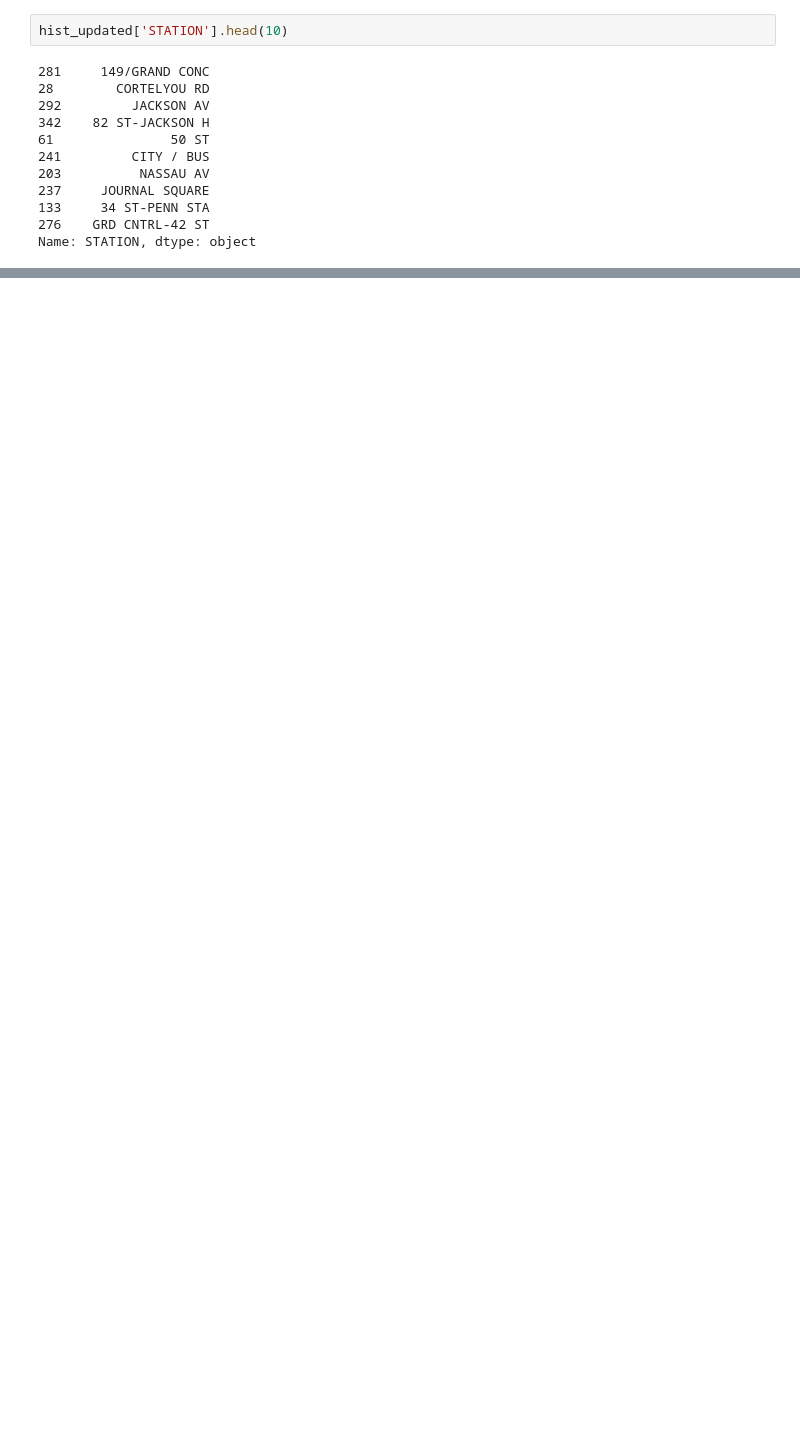
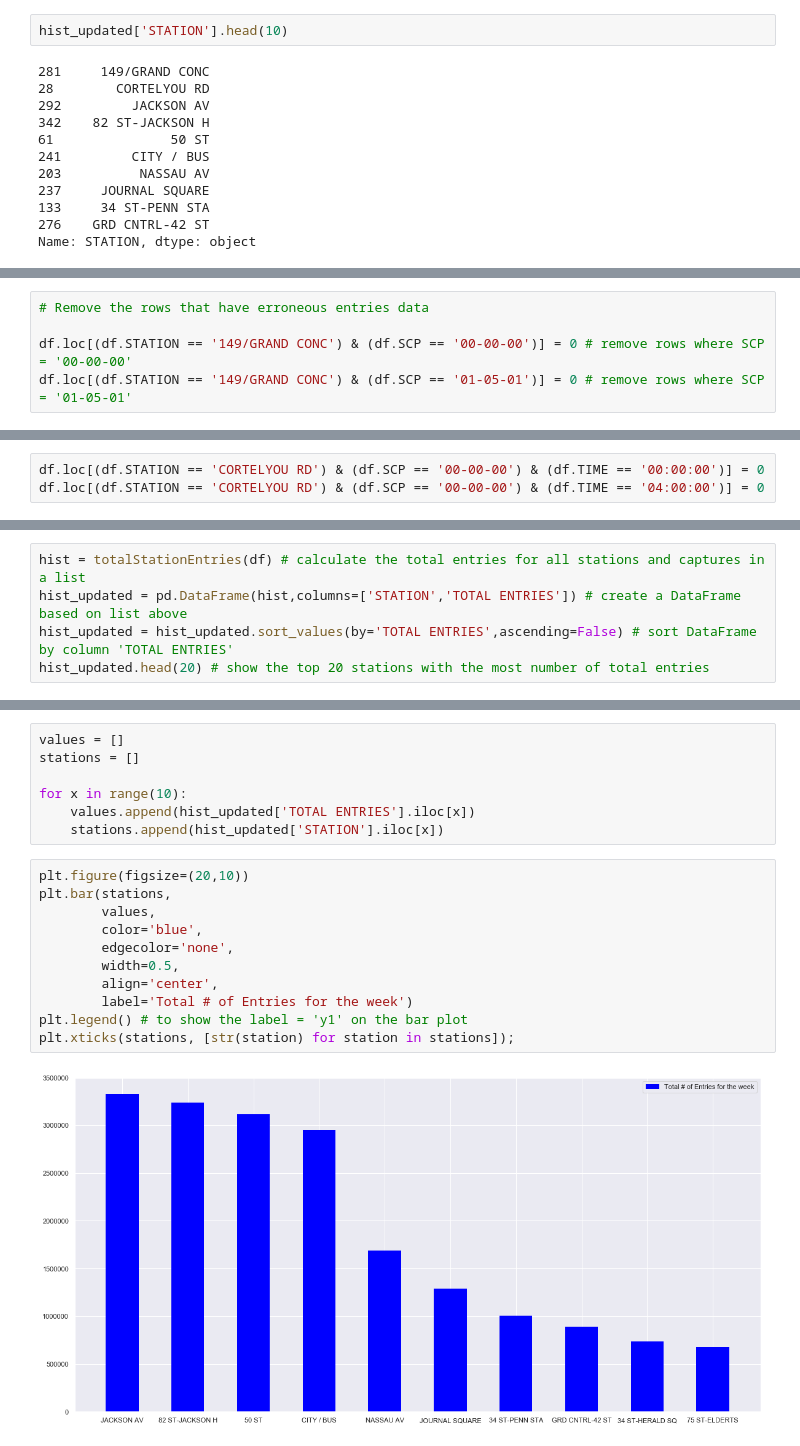
Before and after one commit to RedGeryon/MTA-subway, a Jupyter notebook: mta_subway.ipynb, the cells around one changed output, grey strips where cells are left out. Saved outputs shown, nothing was run; the diff lists cells and outputs as text; blank space fills up the shorter version.

```diff
--- a/mta_subway.ipynb
+++ b/mta_subway.ipynb
@@ -472,0 +537,5 @@ plt.xticks(stations, [str(station) for station in stations]);
+# %%
+# Remove the rows that have erroneous entries data
+
+df.loc[(df.STATION == '149/GRAND CONC') & (df.SCP == '00-00-00')] = 0 # remove rows where SCP = '00-00-00'
+df.loc[(df.STATION == '149/GRAND CONC') & (df.SCP == '01-05-01')] = 0 # remove rows where SCP = '01-05-01'
@@ -472,0 +579,3 @@ plt.xticks(stations, [str(station) for station in stations]);
+# %%
+df.loc[(df.STATION == 'CORTELYOU RD') & (df.SCP == '00-00-00') & (df.TIME == '00:00:00')] = 0
+df.loc[(df.STATION == 'CORTELYOU RD') & (df.SCP == '00-00-00') & (df.TIME == '04:00:00')] = 0
@@ -472,0 +606,5 @@ plt.xticks(stations, [str(station) for station in stations]);
+# %%
+hist = totalStationEntries(df) # calculate the total entries for all stations and captures in a list
+hist_updated = pd.DataFrame(hist,columns=['STATION','TOTAL ENTRIES']) # create a DataFrame based on list above
+hist_updated = hist_updated.sort_values(by='TOTAL ENTRIES',ascending=False) # sort DataFrame by column 'TOTAL ENTRIES'
+hist_updated.head(20) # show the top 20 stations with the most number of total entries
@@ -472,0 +629,20 @@ plt.xticks(stations, [str(station) for station in stations]);
+# %%
+values = []
+stations = []
+
+for x in range(10):
+    values.append(hist_updated['TOTAL ENTRIES'].iloc[x])
+    stations.append(hist_updated['STATION'].iloc[x])
+# %%
+plt.figure(figsize=(20,10))
+plt.bar(stations,
+        values,
+        color='blue',
+        edgecolor='none',
+        width=0.5,
+        align='center',
+        label='Total # of Entries for the week')
+plt.legend() # to show the label = 'y1' on the bar plot
+plt.xticks(stations, [str(station) for station in stations]);
+# %% [output]
+[figure, added]
```
Also changed, not shown: parts of 36 cells of this notebook.
